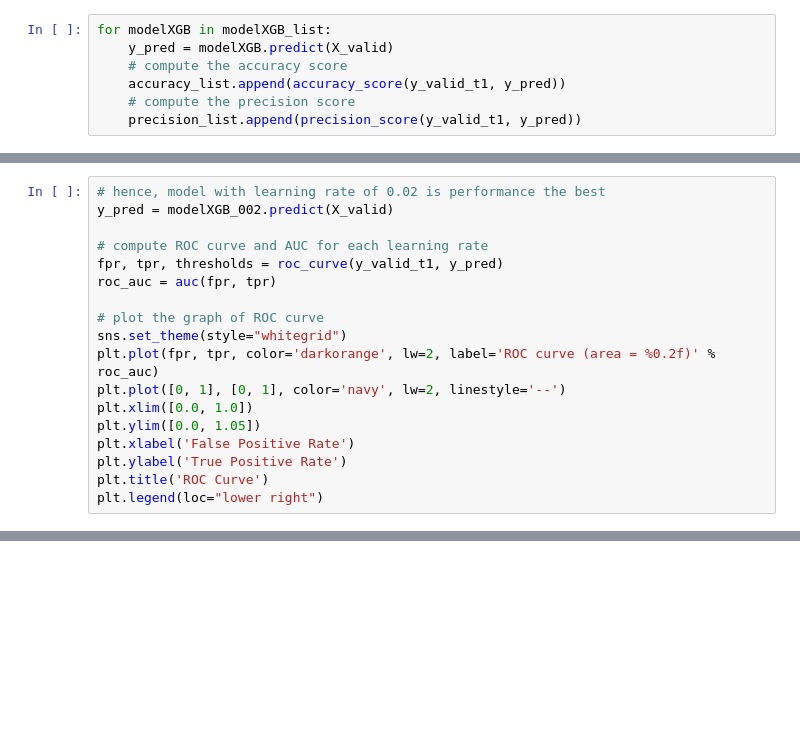
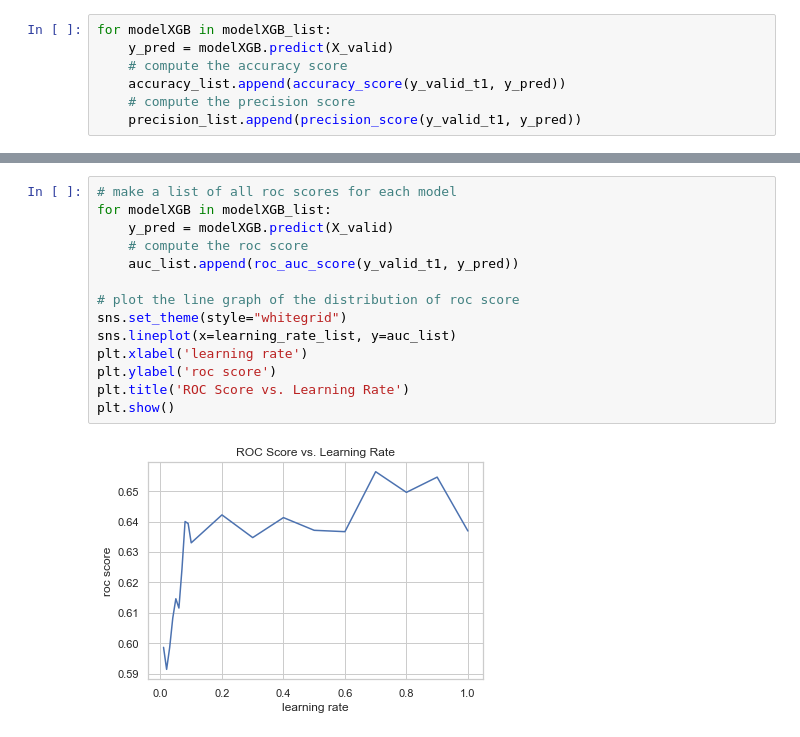
Before and after one commit to Justinfungi/Jebva-LOS-and-Mortality-Project-, a Jupyter notebook: Code/xgboost/120-validation.ipynb, the cells around one changed output, grey strips where cells are left out. Drawn from its saved outputs; the diff is of its cells as text; blank space fills up the shorter version.

Commit message:
Update: Clean and Validation
Using the new data cleaning approach and re-do the validation process

```diff
--- a/Code/xgboost/120-validation.ipynb
+++ b/Code/xgboost/120-validation.ipynb
@@ -73,18 +70,0 @@ plt.show()
-# %%
-# hence, model with learning rate of 0.02 is performance the best
-y_pred = modelXGB_002.predict(X_valid)
-
-# compute ROC curve and AUC for each learning rate
-fpr, tpr, thresholds = roc_curve(y_valid_t1, y_pred)
-roc_auc = auc(fpr, tpr)
-
-# plot the graph of ROC curve
-sns.set_theme(style="whitegrid")
-plt.plot(fpr, tpr, color='darkorange', lw=2, label='ROC curve (area = %0.2f)' % roc_auc)
-plt.plot([0, 1], [0, 1], color='navy', lw=2, linestyle='--')
-plt.xlim([0.0, 1.0])
-plt.ylim([0.0, 1.05])
-plt.xlabel('False Positive Rate')
-plt.ylabel('True Positive Rate')
-plt.title('ROC Curve')
-plt.legend(loc="lower right")
@@ -93,0 +78,16 @@ plt.legend(loc="lower right")
+# %%
+# make a list of all roc scores for each model
+for modelXGB in modelXGB_list:
+    y_pred = modelXGB.predict(X_valid)
+    # compute the roc score
+    auc_list.append(roc_auc_score(y_valid_t1, y_pred))
+
+# plot the line graph of the distribution of roc score
+sns.set_theme(style="whitegrid")
+sns.lineplot(x=learning_rate_list, y=auc_list)
+plt.xlabel('learning rate')
+plt.ylabel('roc score')
+plt.title('ROC Score vs. Learning Rate')
+plt.show()
+# %% [output]
+[figure, added]
```
Also changed, not shown: parts of 5 cells of this notebook, 4 other files.
